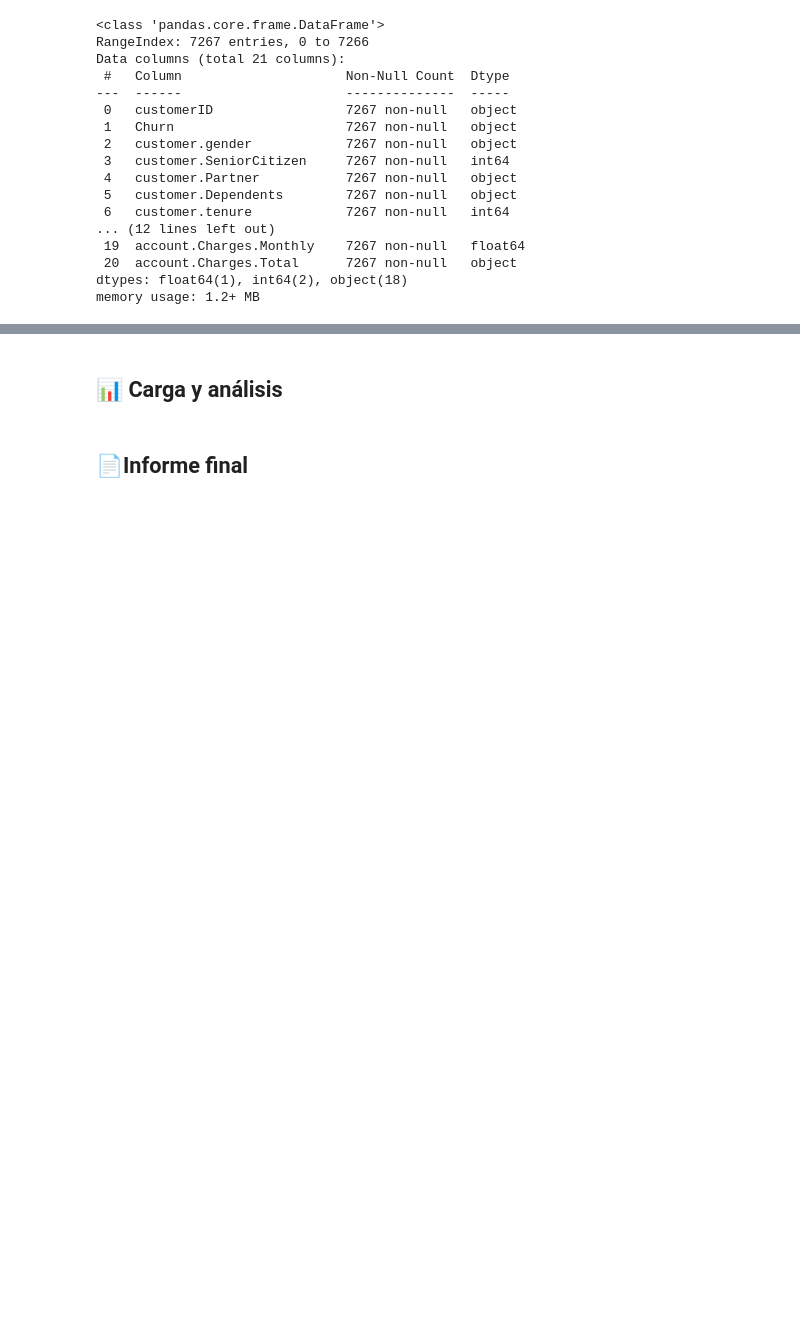
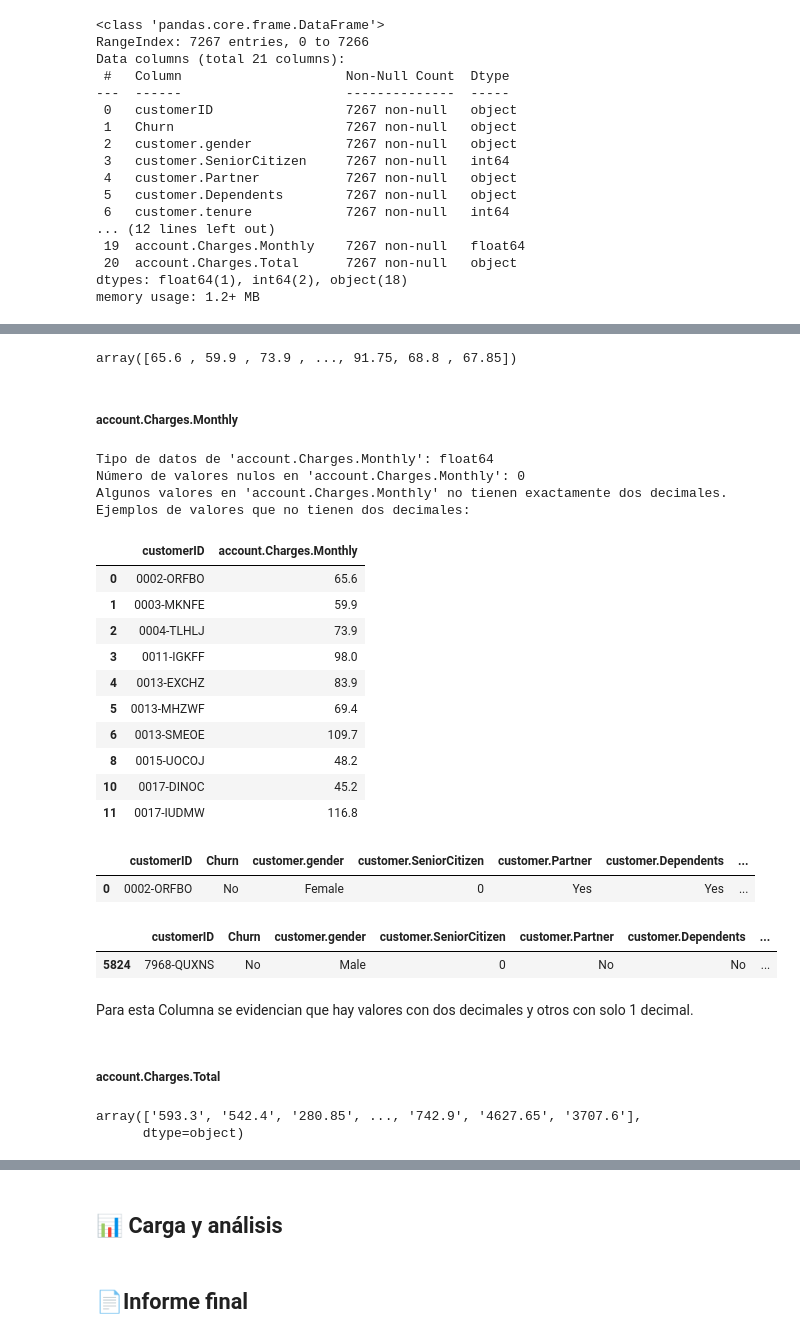
Before and after one commit to CarloR04/Challenge-Telcom_X, a Jupyter notebook: Telcom_X.ipynb, the cells around one changed output, grey strips where cells are left out. Saved outputs shown, nothing was run; the diff lists cells and outputs as text; code cells hidden in the pictures; blank space fills up the shorter version.

Commit message:
Analisis Inicial de los datos

```diff
--- a/Telcom_X.ipynb
+++ b/Telcom_X.ipynb
@@ -64,0 +281,61 @@ memory usage: 1.2+ MB
+# %%
+account_Charges_Montly_unique = df_norm['account.Charges.Monthly'].unique()
+account_Charges_Montly_unique
+# %% [output]
+array([65.6 , 59.9 , 73.9 , ..., 91.75, 68.8 , 67.85])
+# %% [markdown]
+##### **account.Charges.Monthly**
+# %%
+print(f"Tipo de datos de 'account.Charges.Monthly': {df_norm['account.Charges.Monthly'].dtype}")
+print(f"Número de valores nulos en 'account.Charges.Monthly': {df_norm['account.Charges.Monthly'].isnull().sum()}")
+
+# Verificar si todos los valores tienen dos decimales
+# Una forma más robusta es convertir a string y verificar la parte decimal.
+
+has_two_decimals = df_norm['account.Charges.Monthly'].apply(lambda x: len(str(x).split('.')[-1]) == 2 if '.' in str(x) else False)
+
+if has_two_decimals.all():
+    print("Todos los valores en 'account.Charges.Monthly' tienen exactamente dos decimales.")
+else:
+    print("Algunos valores en 'account.Charges.Monthly' no tienen exactamente dos decimales.")
+    # Mostrar ejemplos de valores que no cumplen con el formato
+    print("Ejemplos de valores que no tienen dos decimales:")
+    display(df_norm[~has_two_decimals][['customerID', 'account.Charges.Monthly']].head(10))
+# %% [output]
+Tipo de datos de 'account.Charges.Monthly': float64
+Número de valores nulos en 'account.Charges.Monthly': 0
+Algunos valores en 'account.Charges.Monthly' no tienen exactamente dos decimales.
+Ejemplos de valores que no tienen dos decimales:
+|  | customerID | account.Charges.Monthly |
+| 0 | 0002-ORFBO | 65.6 |
+| 1 | 0003-MKNFE | 59.9 |
+| 2 | 0004-TLHLJ | 73.9 |
+| 3 | 0011-IGKFF | 98.0 |
+| 4 | 0013-EXCHZ | 83.9 |
+| 5 | 0013-MHZWF | 69.4 |
+| 6 | 0013-SMEOE | 109.7 |
+| 8 | 0015-UOCOJ | 48.2 |
+| 10 | 0017-DINOC | 45.2 |
+| 11 | 0017-IUDMW | 116.8 |
+# %%
+df_norm.query('customerID == "0002-ORFBO"')
+
+# O alternativamente, sin usar .query():
+# df_norm[df_norm['customerID'] == '0002-ORFBO']
+# %% [output]
+|  | customerID | Churn | customer.gender | customer.SeniorCitizen | customer.Partner | customer.Dependents | ... |
+| 0 | 0002-ORFBO | No | Female | 0 | Yes | Yes | ... |
+# %%
+df_norm[df_norm['customerID'] == '7968-QUXNS']
+# %% [output]
+|  | customerID | Churn | customer.gender | customer.SeniorCitizen | customer.Partner | customer.Dependents | ... |
+| 5824 | 7968-QUXNS | No | Male | 0 | No | No | ... |
+# %% [markdown]
+Para esta Columna se evidencian que hay valores con dos decimales y otros con solo 1 decimal.
+# %% [markdown]
+##### **account.Charges.Total**
+# %%
+df_norm['account.Charges.Total'].unique()
+# %% [output]
+array(['593.3', '542.4', '280.85', ..., '742.9', '4627.65', '3707.6'],
+      dtype=object)
```
Also changed, not shown: parts of 22 cells of this notebook.
